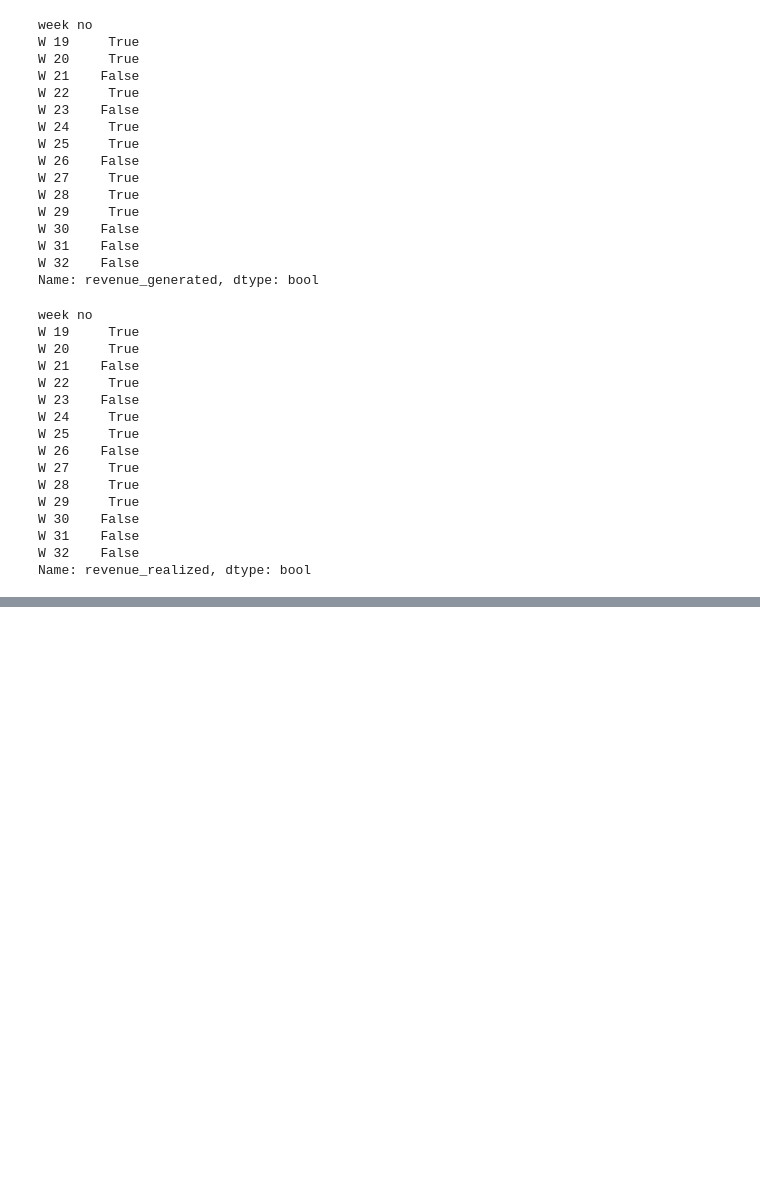
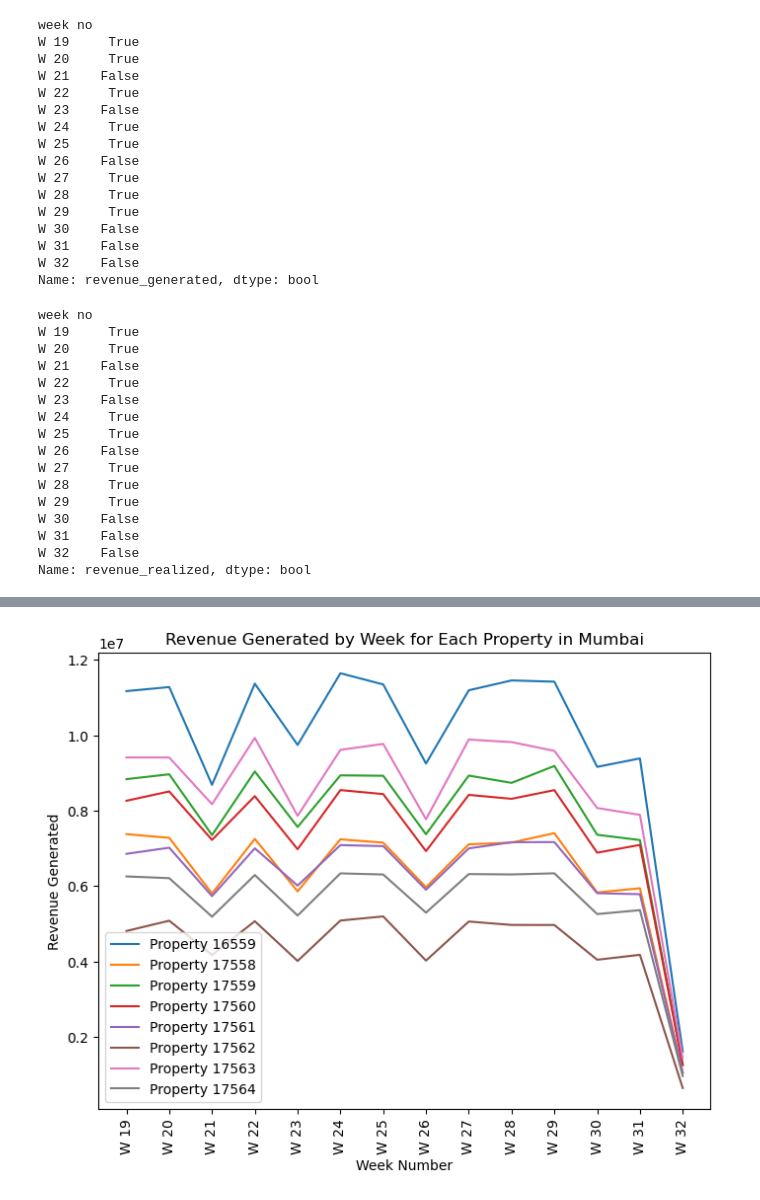
Before and after one commit to sidiquegithub/HOSPITALITY-PROJECT, a Jupyter notebook: CODE/ANALYSIS .ipynb, the cells around one changed output, grey strips where cells are left out. Drawn from its saved outputs; the diff is of its cells as text; code cells hidden in the pictures; blank space fills up the shorter version.

```diff
--- a/CODE/ANALYSIS .ipynb
+++ b/CODE/ANALYSIS .ipynb
@@ -733,0 +667,31 @@ plt.show()
+# %%
+Mum_prop_rev_gen_week = Mum.groupby(["property_id","week no"])["revenue_generated"].sum().reset_index()
+Mum_prop_rev_real_week = Mum.groupby(["property_id","week no"])["revenue_realized"].sum().reset_index()
+# %%
+# Plot revenue generated in each week by each property in Mumbai
+# Get unique property_ids
+Mum_unique_property_ids = Mum_prop_rev_gen_week['property_id'].unique()
+
+# Plotting each property_id separately
+plt.figure(figsize=(8, 6))
+
+for property_id in Mum_unique_property_ids:
+    # Filter data for the current property_id
+    property_data = Mum_prop_rev_gen_week[Mum_prop_rev_gen_week['property_id'] == property_id]
+
+    # Plot the data
+    plt.plot(property_data['week no'], property_data['revenue_generated'], label=f'Property {property_id}')
+
+# Adding labels and title
+plt.xlabel('Week Number')
+plt.ylabel('Revenue Generated')
+plt.title('Revenue Generated in Week for Each Property in Mumbai')
+plt.legend()
+
+# Rotate week numbers vertically on the x-axis
+plt.xticks(rotation='vertical')
+
+# Show the plot
+plt.show()
+# %% [output]
+[figure, added]
```
Also changed, not shown: parts of 85 cells of this notebook.
